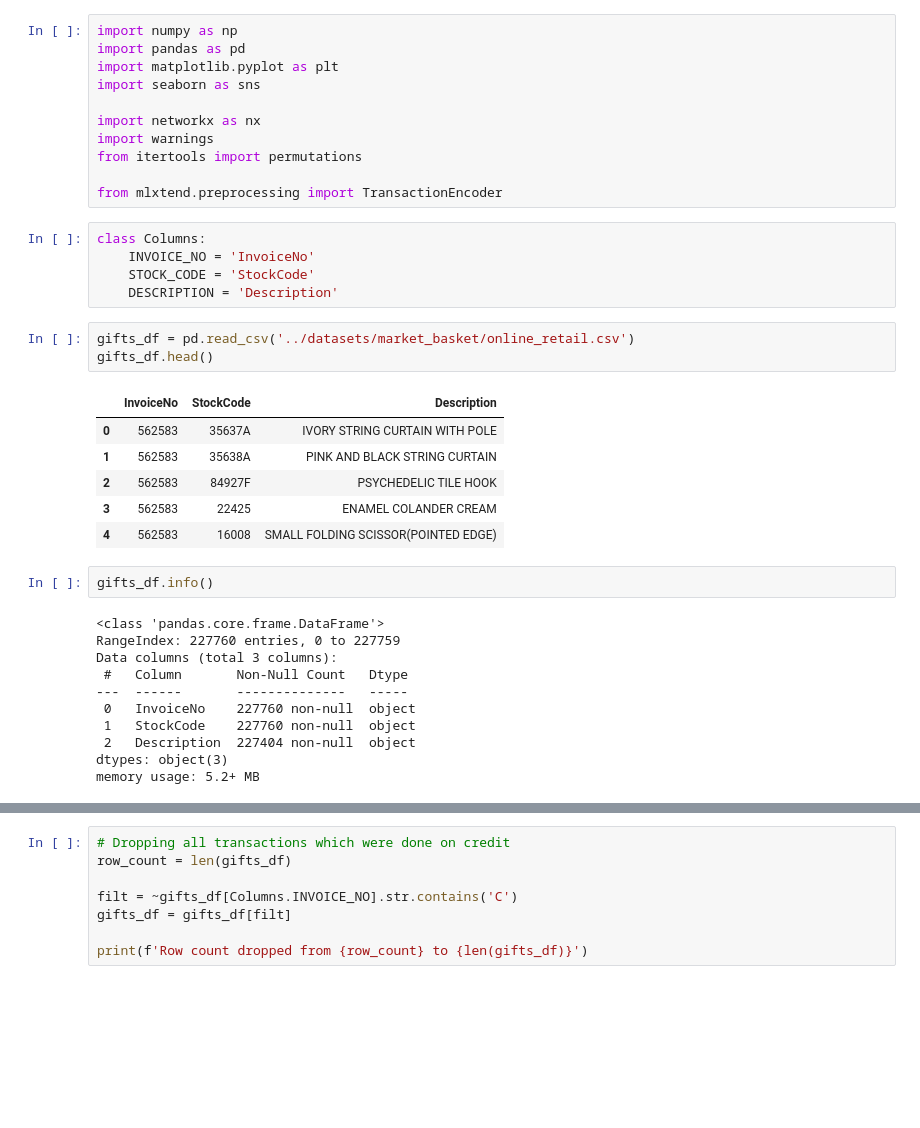
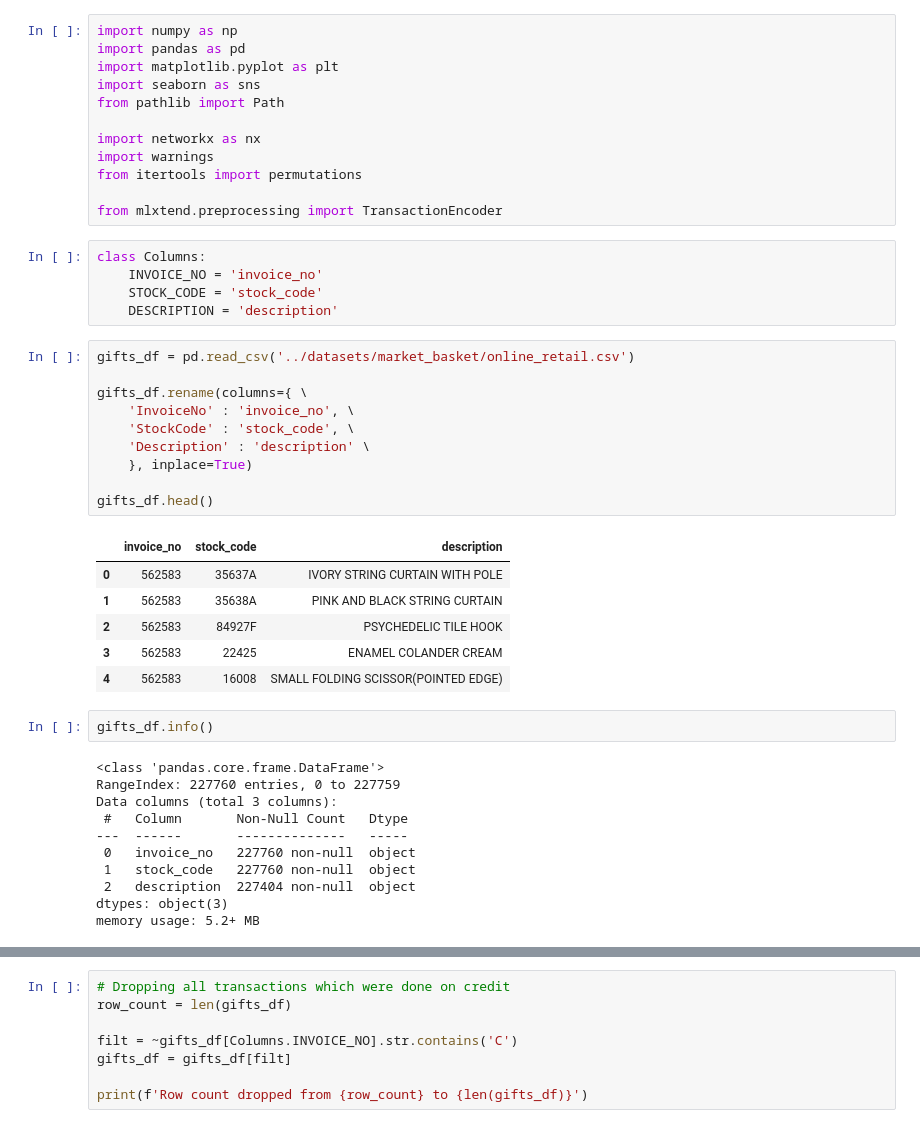
Before and after one commit to iliya1984/DevML, a Jupyter notebook: market_basket_analysis/novelty_gift_analysis.ipynb, the cells around one changed output, grey strips where cells are left out. Cells and saved outputs as stored; diff of their text form; blank space fills up the shorter version.

```diff
--- a/market_basket_analysis/novelty_gift_analysis.ipynb
+++ b/market_basket_analysis/novelty_gift_analysis.ipynb
@@ -3,6 +3,7 @@ import numpy as np
 import pandas as pd
 import matplotlib.pyplot as plt
 import seaborn as sns
+from pathlib import Path
 
 import networkx as nx
 import warnings
@@ -11,14 +12,21 @@ from itertools import permutations
 from mlxtend.preprocessing import TransactionEncoder
 # %%
 class Columns:
-    INVOICE_NO = 'InvoiceNo'
-    STOCK_CODE = 'StockCode'
-    DESCRIPTION = 'Description'
+    INVOICE_NO = 'invoice_no'
+    STOCK_CODE = 'stock_code'
+    DESCRIPTION = 'description'
 # %%
 gifts_df = pd.read_csv('../datasets/market_basket/online_retail.csv')
+
+gifts_df.rename(columns={ \
+    'InvoiceNo' : 'invoice_no', \
+    'StockCode' : 'stock_code', \
+    'Description' : 'description' \
+    }, inplace=True)
+
 gifts_df.head()
 # %% [output]
-|  | InvoiceNo | StockCode | Description |
+|  | invoice_no | stock_code | description |
 | 0 | 562583 | 35637A | IVORY STRING CURTAIN WITH POLE |
 | 1 | 562583 | 35638A | PINK AND BLACK STRING CURTAIN |
 | 2 | 562583 | 84927F | PSYCHEDELIC TILE HOOK |
@@ -32,9 +40,9 @@ RangeIndex: 227760 entries, 0 to 227759
 Data columns (total 3 columns):
  #   Column       Non-Null Count   Dtype
 ---  ------       --------------   -----
- 0   InvoiceNo    227760 non-null  object
- 1   StockCode    227760 non-null  object
- 2   Description  227404 non-null  object
+ 0   invoice_no   227760 non-null  object
+ 1   stock_code   227760 non-null  object
+ 2   description  227404 non-null  object
 dtypes: object(3)
 memory usage: 5.2+ MB
 # %%
```
Also changed, not shown: parts of 6 cells of this notebook, 1 other file.
